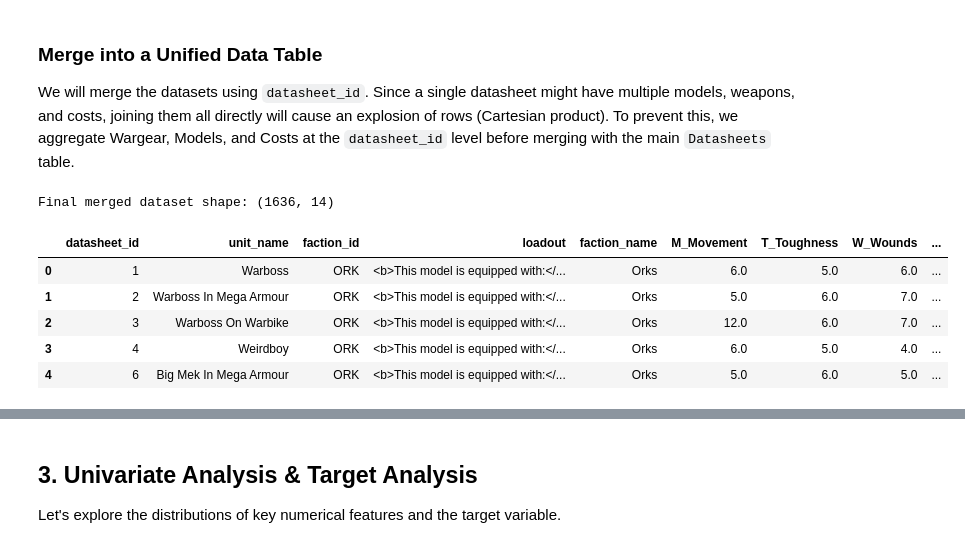
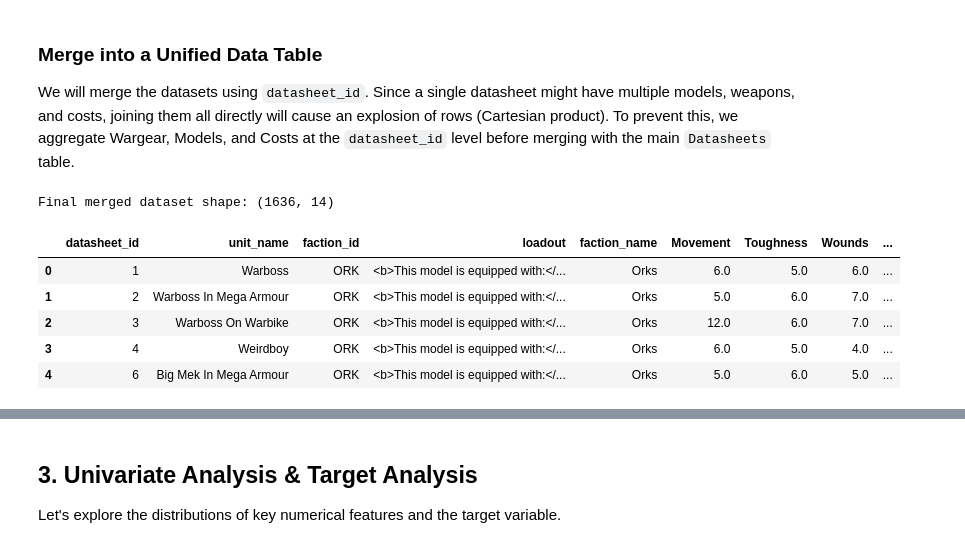
Before and after one commit to JeanJedsonn/Machine_Learning_Parte1V4, a Jupyter notebook: Warhammer40k_EDA.ipynb, the cells around one changed output, grey strips where cells are left out. Cells and saved outputs as stored; diff of their text form; code cells hidden in the pictures.

```diff
--- a/Warhammer40k_EDA.ipynb
+++ b/Warhammer40k_EDA.ipynb
@@ -81,34 +111,46 @@ def extract_numeric(val):
     try:
         return float(val)
     except:
         return np.nan
 
 wargear['A_numeric'] = wargear['A_Attacks'].apply(extract_numeric)
 wargear['S_numeric'] = wargear['S_Strength'].apply(extract_numeric)
 wargear['D_numeric'] = wargear['D_Damage'].apply(extract_numeric)
 
 wargear_agg = wargear.groupby('datasheet_id').agg({
     'A_numeric': 'mean',
     'S_numeric': 'mean',
     'D_numeric': 'mean',
     'weapon_name': lambda x: ' '.join(x.dropna())
 }).reset_index()
 
 # Aggregate Costs
 costs['cost_numeric'] = pd.to_numeric(costs['cost'], errors='coerce')
 costs_agg = costs.groupby('datasheet_id').agg({'cost_numeric': 'mean'}).reset_index()
 
 # Merge everything into a final 'data' table
 data = datasheets.merge(factions, on='faction_id', how='left')
 data = data.merge(models_agg, on='datasheet_id', how='left')
 data = data.merge(wargear_agg, on='datasheet_id', how='left')
 data = data.merge(costs_agg, on='datasheet_id', how='left')
 
+# Rename columns for clarity in plots
+data = data.rename(columns={
+    'M_Movement': 'Movement',
+    'T_Toughness': 'Toughness',
+    'W_Wounds': 'Wounds',
+    'OC_ObjectiveControl': 'Objective_Control',
+    'A_numeric': 'Attacks',
+    'S_numeric': 'Strength',
+    'D_numeric': 'Damage',
+    'cost_numeric': 'Cost'
+})
+
 print(f"Final merged dataset shape: {data.shape}")
 display(data.head())
 # %% [output]
 Final merged dataset shape: (1636, 14)
-|  | datasheet_id | unit_name | faction_id | loadout | faction_name | M_Movement | T_Toughness | W_Wounds | ... |
+|  | datasheet_id | unit_name | faction_id | loadout | faction_name | Movement | Toughness | Wounds | ... |
 | 0 | 1 | Warboss | ORK | <b>This model is equipped with:</... | Orks | 6.0 | 5.0 | 6.0 | ... |
 | 1 | 2 | Warboss In Mega Armour | ORK | <b>This model is equipped with:</... | Orks | 5.0 | 6.0 | 7.0 | ... |
 | 2 | 3 | Warboss On Warbike | ORK | <b>This model is equipped with:</... | Orks | 12.0 | 6.0 | 7.0 | ... |
```
Also changed, not shown: parts of 14 cells of this notebook, 2 other files.
